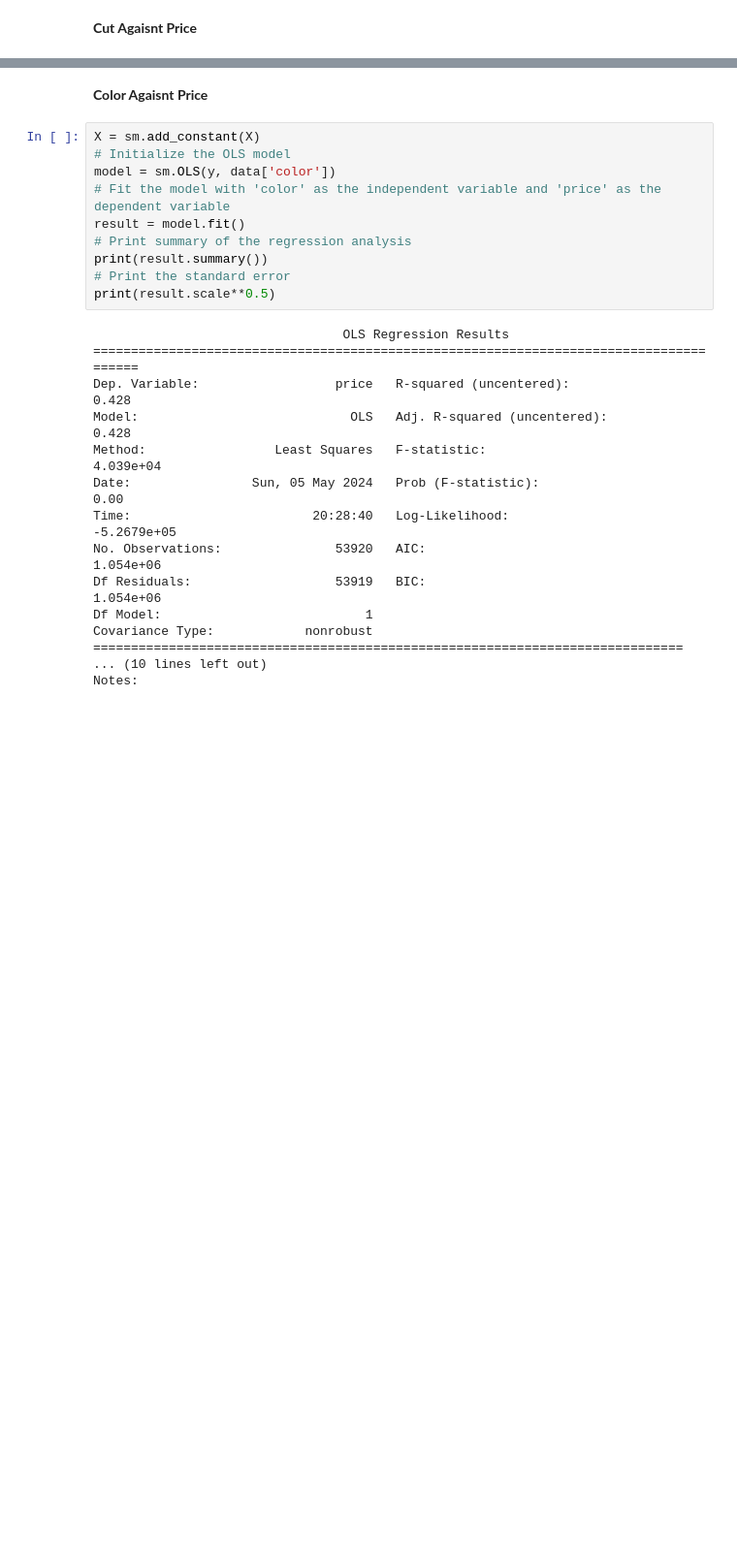
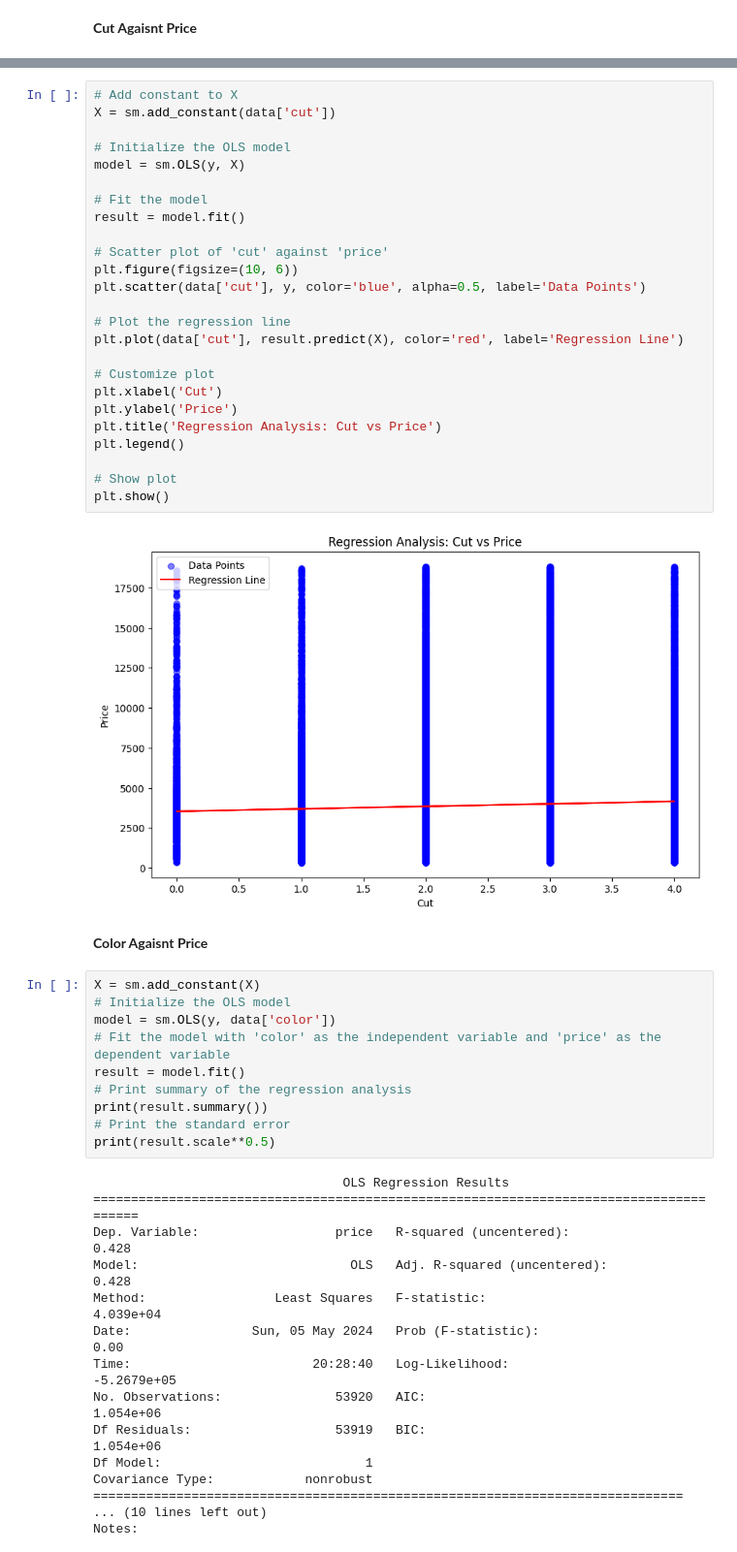
Before and after one commit to y-xing01/DAV_CA1, a Jupyter notebook: diamonds.ipynb, the cells around one changed output, grey strips where cells are left out. Shown at 97% size. Saved outputs shown, nothing was run; the diff lists cells and outputs as text; blank space fills up the shorter version.

```diff
--- a/diamonds.ipynb
+++ b/diamonds.ipynb
@@ -520,6 +547,33 @@ Notes:
 [1] R² is computed without centering (uncentered) since the model does not contain a constant.
 [2] Standard Errors assume that the covariance matrix of the errors is correctly specified.
 4197.197140142144
+# %%
+# Add constant to X
+X = sm.add_constant(data['cut'])
+
+# Initialize the OLS model
+model = sm.OLS(y, X)
+
+# Fit the model
+result = model.fit()
+
+# Scatter plot of 'cut' against 'price'
+plt.figure(figsize=(10, 6))
+plt.scatter(data['cut'], y, color='blue', alpha=0.5, label='Data Points')
+
+# Plot the regression line
+plt.plot(data['cut'], result.predict(X), color='red', label='Regression Line')
+
+# Customize plot
+plt.xlabel('Cut')
+plt.ylabel('Price')
+plt.title('Regression Analysis: Cut vs Price')
+plt.legend()
+
+# Show plot
+plt.show()
+# %% [output]
+[figure, added]
 # %% [markdown]
 <b>Color Agaisnt Price</b>
 # %%
```
Also changed, not shown: parts of 9 cells of this notebook.
